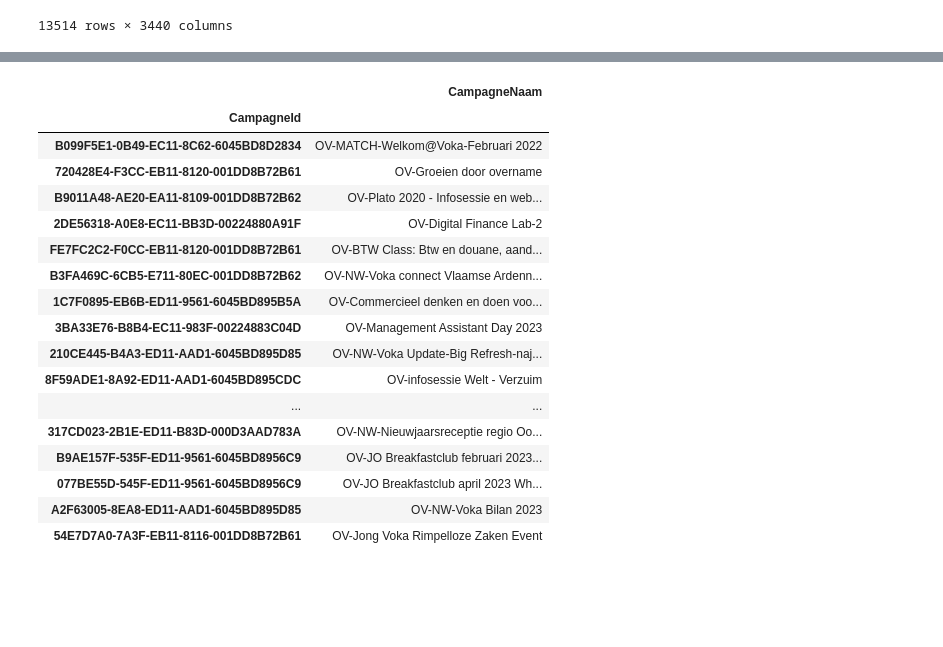
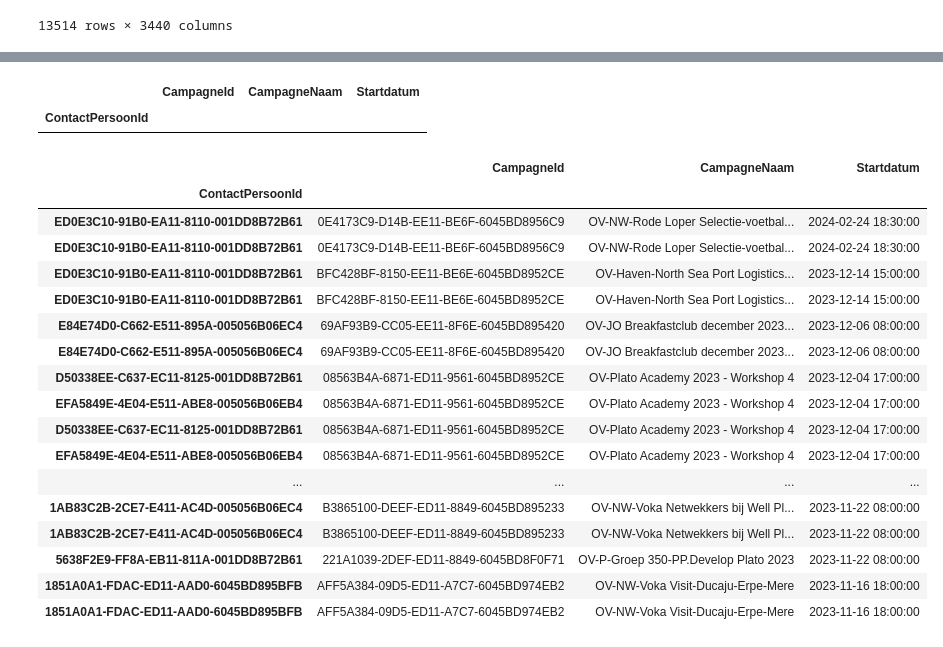
Before and after one commit to Pineapple217/HoGent-Data-Engineering-Project-2324, a Jupyter notebook: notebooks/User based Collaborative filtering/Userbased.ipynb, the cells around one changed output, grey strips where cells are left out. Saved outputs shown, nothing was run; the diff lists cells and outputs as text; code cells hidden in the pictures; blank space fills up the shorter version.

```diff
--- a/notebooks/User based Collaborative filtering/Userbased.ipynb
+++ b/notebooks/User based Collaborative filtering/Userbased.ipynb
@@ -101,0 +73,20 @@ similar_users
+# %%
+select_contact = ['DA252429-E5A6-ED11-AAD1-6045BD8956C9', 'ECEECDC0-BE17-EC11-8123-001DD8B72B61']
+ss = df_pivot.loc[select_contact]
+similarity_matrix = cosine_similarity(df_pivot, ss)
+similarity_matrix_df = pd.DataFrame(similarity_matrix, index=df_pivot.index, columns=ss.index)
+similarity_matrix_df
+
+# Stack the DataFrame to create a MultiIndex
+stacked_similarity_df = similarity_matrix_df.stack()
+
+# Create a DataFrame from the stacked series
+high_similarity_df = pd.DataFrame(stacked_similarity_df[stacked_similarity_df > 0.75])
+
+# Reset the index to get a DataFrame with the secondary index
+# high_similarity_df.reset_index(inplace=True)
+high_similarity_df.index.names = ['Similars', 'Selected']
+high_similarity_df.reset_index(inplace=True)
+high_similarity_df.set_index(['Selected', 'Similars'], inplace=True)
+high_similarity_df.sort_index(level='Selected', inplace=True)
+high_similarity_df
@@ -158,24 +121,30 @@ similar_campagnes[['CampagneId', 'CampagneNaam']]
-# %%
-similar_campagnes_not_done = similar_campagnes[~similar_campagnes['CampagneId'].isin(done_campaigns)][['CampagneId', 'CampagneNaam']]
-similar_campagnes_not_done.set_index('CampagneId', inplace=True)
-similar_campagnes_not_done.drop_duplicates(inplace=True)
-similar_campagnes_not_done
-# %% [output]
-|  | CampagneNaam |
-| CampagneId |  |
-| B099F5E1-0B49-EC11-8C62-6045BD8D2834 | OV-MATCH-Welkom@Voka-Februari 2022 |
-| 720428E4-F3CC-EB11-8120-001DD8B72B61 | OV-Groeien door overname |
-| B9011A48-AE20-EA11-8109-001DD8B72B62 | OV-Plato 2020 - Infosessie en web... |
-| 2DE56318-A0E8-EC11-BB3D-00224880A91F | OV-Digital Finance Lab-2 |
-| FE7FC2C2-F0CC-EB11-8120-001DD8B72B61 | OV-BTW Class: Btw en douane, aand... |
-| B3FA469C-6CB5-E711-80EC-001DD8B72B62 | OV-NW-Voka connect Vlaamse Ardenn... |
-| 1C7F0895-EB6B-ED11-9561-6045BD895B5A | OV-Commercieel denken en doen voo... |
-| 3BA33E76-B8B4-EC11-983F-00224883C04D | OV-Management Assistant Day 2023 |
-| 210CE445-B4A3-ED11-AAD1-6045BD895D85 | OV-NW-Voka Update-Big Refresh-naj... |
-| 8F59ADE1-8A92-ED11-AAD1-6045BD895CDC | OV-infosessie Welt - Verzuim |
-| ... | ... |
-| 317CD023-2B1E-ED11-B83D-000D3AAD783A | OV-NW-Nieuwjaarsreceptie regio Oo... |
-| B9AE157F-535F-ED11-9561-6045BD8956C9 | OV-JO Breakfastclub februari 2023... |
-| 077BE55D-545F-ED11-9561-6045BD8956C9 | OV-JO Breakfastclub april 2023 Wh... |
-| A2F63005-8EA8-ED11-AAD1-6045BD895D85 | OV-NW-Voka Bilan 2023 |
-| 54E7D7A0-7A3F-EB11-8116-001DD8B72B61 | OV-Jong Voka Rimpelloze Zaken Event |
+# %%
+results = []
+for selected, s_df in high_similarity_df.groupby(level=0):
+    t = df[df.index.isin(s_df.reset_index()['Similars'])].replace(0, np.nan).dropna(axis=1, how='all')
+    t.sort_values('Startdatum', ascending=False, inplace=True)
+    t = t[t['Startdatum'] > '2023-11-16']
+    display(t[['CampagneId', 'CampagneNaam', 'Startdatum']])
+
+    results.append((selected, t))
+# %% [output]
+|  | CampagneId | CampagneNaam | Startdatum |
+| ContactPersoonId |  |  |  |
+|  | CampagneId | CampagneNaam | Startdatum |
+| ContactPersoonId |  |  |  |
+| ED0E3C10-91B0-EA11-8110-001DD8B72B61 | 0E4173C9-D14B-EE11-BE6F-6045BD8956C9 | OV-NW-Rode Loper Selectie-voetbal... | 2024-02-24 18:30:00 |
+| ED0E3C10-91B0-EA11-8110-001DD8B72B61 | 0E4173C9-D14B-EE11-BE6F-6045BD8956C9 | OV-NW-Rode Loper Selectie-voetbal... | 2024-02-24 18:30:00 |
+| ED0E3C10-91B0-EA11-8110-001DD8B72B61 | BFC428BF-8150-EE11-BE6E-6045BD8952CE | OV-Haven-North Sea Port Logistics... | 2023-12-14 15:00:00 |
+| ED0E3C10-91B0-EA11-8110-001DD8B72B61 | BFC428BF-8150-EE11-BE6E-6045BD8952CE | OV-Haven-North Sea Port Logistics... | 2023-12-14 15:00:00 |
+| E84E74D0-C662-E511-895A-005056B06EC4 | 69AF93B9-CC05-EE11-8F6E-6045BD895420 | OV-JO Breakfastclub december 2023... | 2023-12-06 08:00:00 |
+| E84E74D0-C662-E511-895A-005056B06EC4 | 69AF93B9-CC05-EE11-8F6E-6045BD895420 | OV-JO Breakfastclub december 2023... | 2023-12-06 08:00:00 |
+| D50338EE-C637-EC11-8125-001DD8B72B61 | 08563B4A-6871-ED11-9561-6045BD8952CE | OV-Plato Academy 2023 - Workshop 4 | 2023-12-04 17:00:00 |
+| EFA5849E-4E04-E511-ABE8-005056B06EB4 | 08563B4A-6871-ED11-9561-6045BD8952CE | OV-Plato Academy 2023 - Workshop 4 | 2023-12-04 17:00:00 |
+| D50338EE-C637-EC11-8125-001DD8B72B61 | 08563B4A-6871-ED11-9561-6045BD8952CE | OV-Plato Academy 2023 - Workshop 4 | 2023-12-04 17:00:00 |
+| EFA5849E-4E04-E511-ABE8-005056B06EB4 | 08563B4A-6871-ED11-9561-6045BD8952CE | OV-Plato Academy 2023 - Workshop 4 | 2023-12-04 17:00:00 |
+| ... | ... | ... | ... |
+| 1AB83C2B-2CE7-E411-AC4D-005056B06EC4 | B3865100-DEEF-ED11-8849-6045BD895233 | OV-NW-Voka Netwekkers bij Well Pl... | 2023-11-22 08:00:00 |
+| 1AB83C2B-2CE7-E411-AC4D-005056B06EC4 | B3865100-DEEF-ED11-8849-6045BD895233 | OV-NW-Voka Netwekkers bij Well Pl... | 2023-11-22 08:00:00 |
+| 5638F2E9-FF8A-EB11-811A-001DD8B72B61 | 221A1039-2DEF-ED11-8849-6045BD8F0F71 | OV-P-Groep 350-PP.Develop Plato 2023 | 2023-11-22 08:00:00 |
+| 1851A0A1-FDAC-ED11-AAD0-6045BD895BFB | AFF5A384-09D5-ED11-A7C7-6045BD974EB2 | OV-NW-Voka Visit-Ducaju-Erpe-Mere | 2023-11-16 18:00:00 |
+| 1851A0A1-FDAC-ED11-AAD0-6045BD895BFB | AFF5A384-09D5-ED11-A7C7-6045BD974EB2 | OV-NW-Voka Visit-Ducaju-Erpe-Mere | 2023-11-16 18:00:00 |
```
Also changed, not shown: parts of 11 cells of this notebook.
